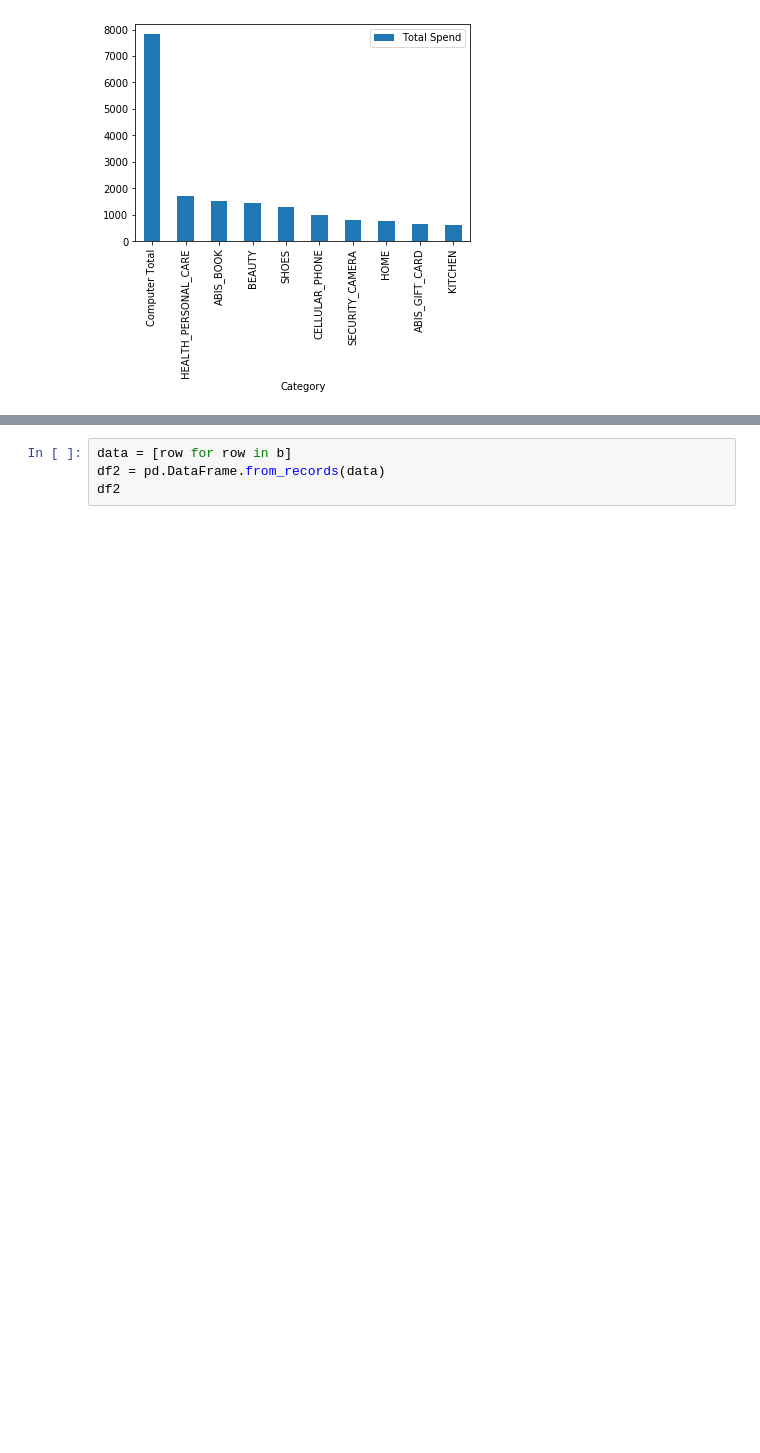
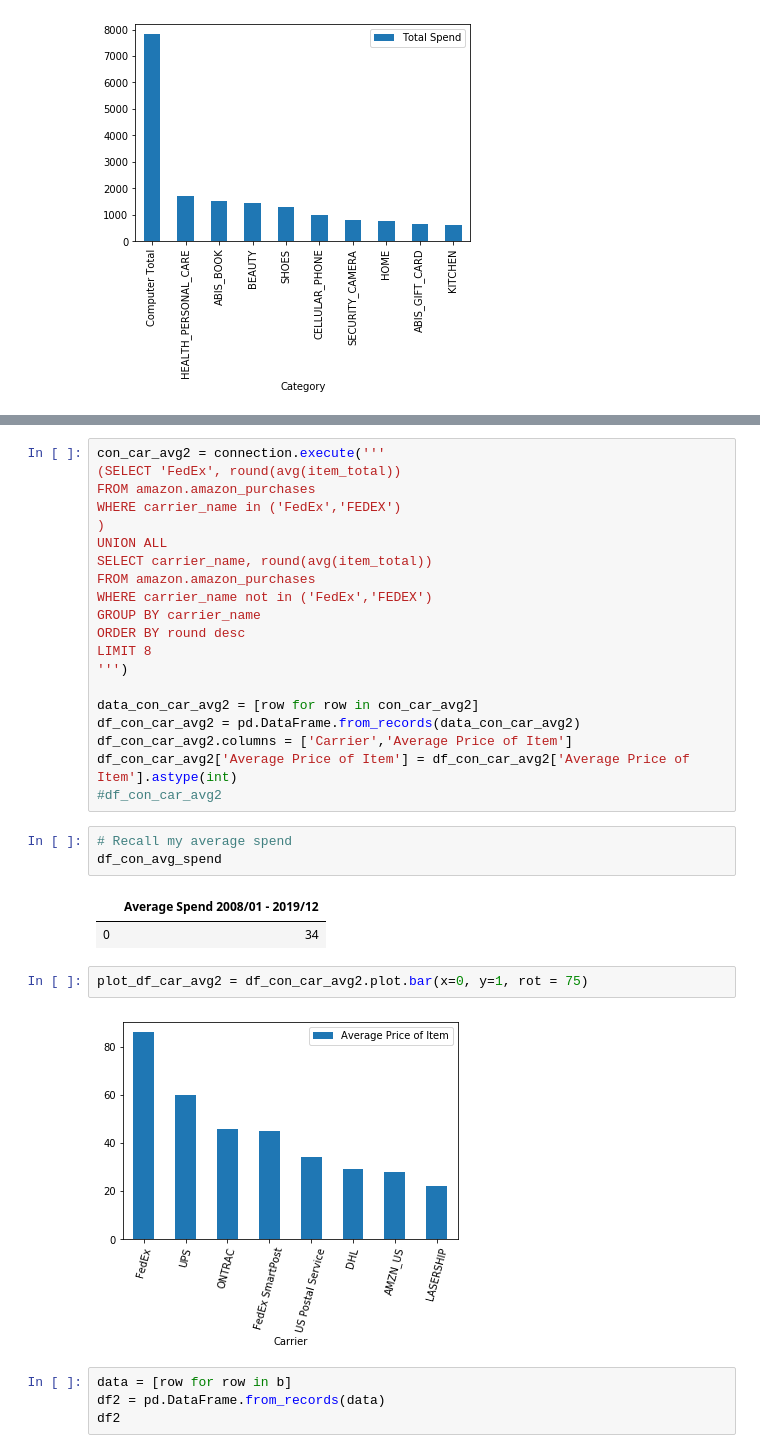
Before and after one commit to AmitSamra/DataEngineering.Labs.AirflowProject, a Jupyter notebook: amazon_visualization.ipynb, the cells around one changed output, grey strips where cells are left out. Saved outputs shown, nothing was run; the diff lists cells and outputs as text; blank space fills up the shorter version.

```diff
--- a/amazon_visualization.ipynb
+++ b/amazon_visualization.ipynb
@@ -99,3 +153,33 @@ plot_df_con_total_spend_cat2 = df_con_total_spend_cat2.plot.bar(x=0, y=1, rot =
+# %%
+con_car_avg2 = connection.execute('''
+(SELECT 'FedEx', round(avg(item_total))
+FROM amazon.amazon_purchases
+WHERE carrier_name in ('FedEx','FEDEX')
+)
+UNION ALL
+SELECT carrier_name, round(avg(item_total))
+FROM amazon.amazon_purchases
+WHERE carrier_name not in ('FedEx','FEDEX')
+GROUP BY carrier_name
+ORDER BY round desc
+LIMIT 8
+''')
+
+data_con_car_avg2 = [row for row in con_car_avg2]
+df_con_car_avg2 = pd.DataFrame.from_records(data_con_car_avg2)
+df_con_car_avg2.columns = ['Carrier','Average Price of Item']
+df_con_car_avg2['Average Price of Item'] = df_con_car_avg2['Average Price of Item'].astype(int)
+#df_con_car_avg2
+# %%
+# Recall my average spend
+df_con_avg_spend
+# %% [output]
+|  | Average Spend 2008/01 - 2019/12 |
+| 0 | 34 |
+# %%
+plot_df_car_avg2 = df_con_car_avg2.plot.bar(x=0, y=1, rot = 75)
+# %% [output]
+[figure, added]
 # %%
 data = [row for row in b]
 df2 = pd.DataFrame.from_records(data)
```
Also changed, not shown: parts of 6 cells of this notebook.
